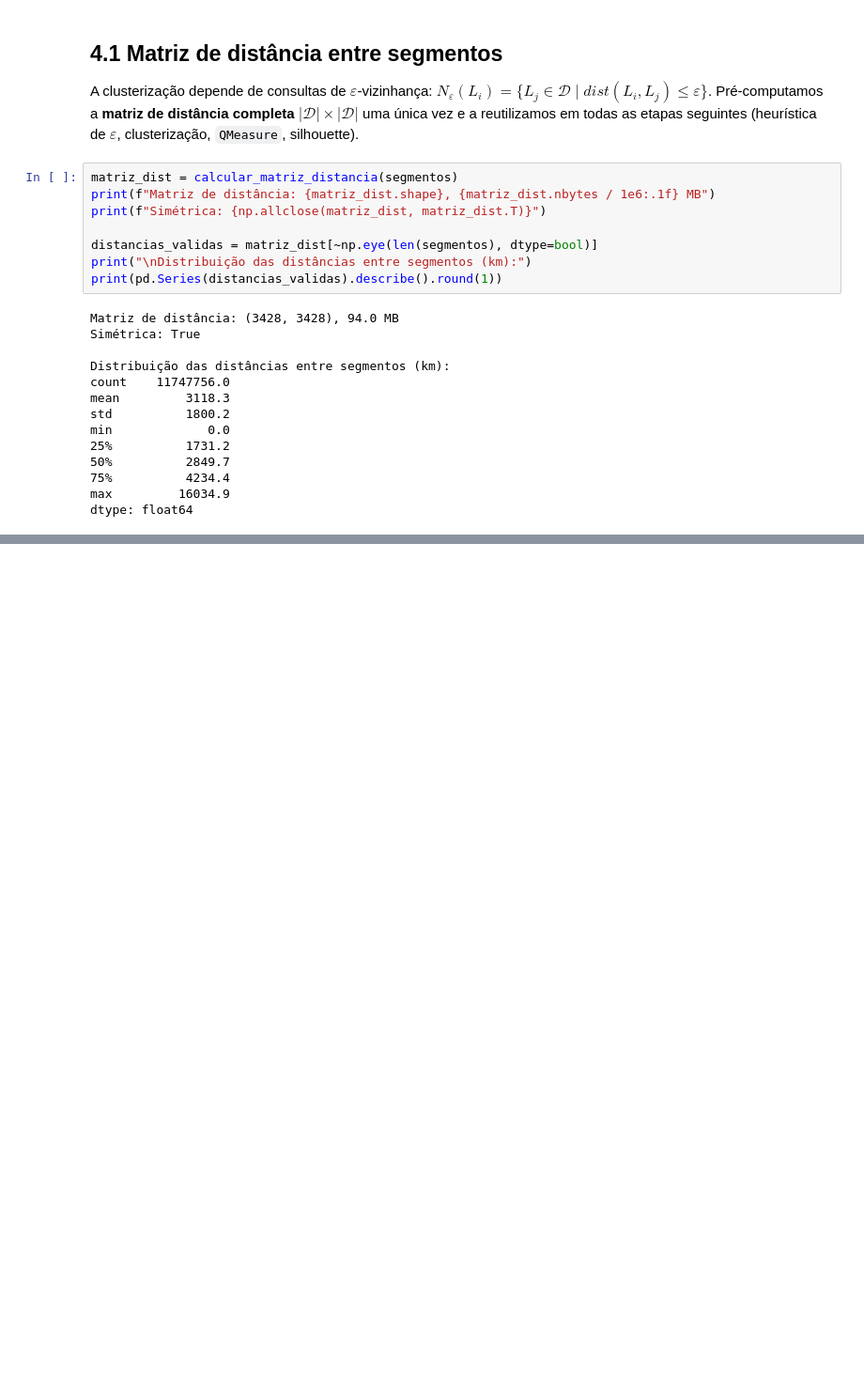
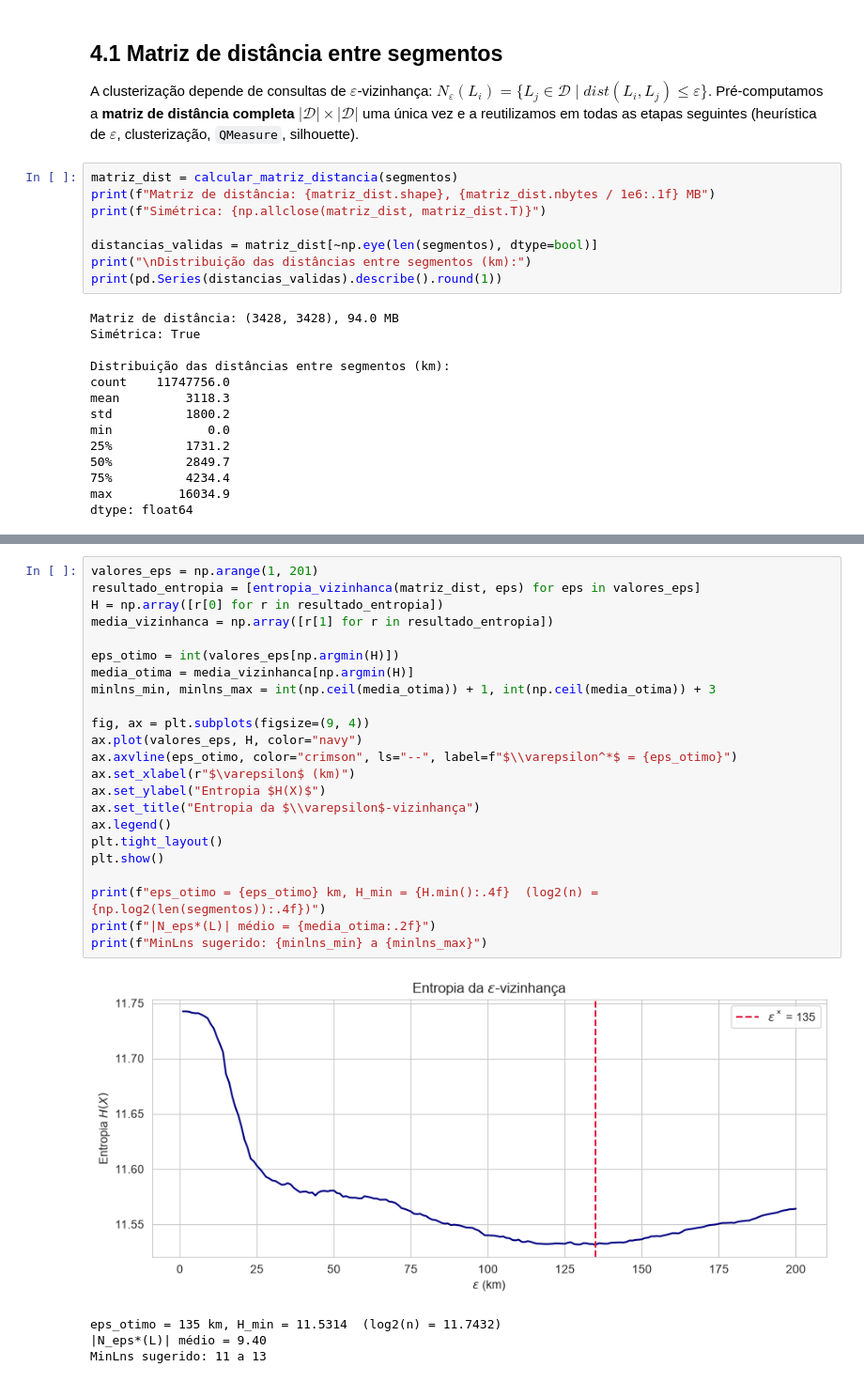
Before and after one commit to HerikDR/Algoritmo-TRACLUS, a Jupyter notebook: traclus_hurdat.ipynb, the cells around one changed output, grey strips where cells are left out. Shown at 94% size. Saved outputs shown, nothing was run; the diff lists cells and outputs as text; blank space fills up the shorter version.

```diff
--- a/traclus_hurdat.ipynb
+++ b/traclus_hurdat.ipynb
@@ -451,0 +460,28 @@ dtype: float64
+# %%
+valores_eps = np.arange(1, 201)
+resultado_entropia = [entropia_vizinhanca(matriz_dist, eps) for eps in valores_eps]
+H = np.array([r[0] for r in resultado_entropia])
+media_vizinhanca = np.array([r[1] for r in resultado_entropia])
+
+eps_otimo = int(valores_eps[np.argmin(H)])
+media_otima = media_vizinhanca[np.argmin(H)]
+minlns_min, minlns_max = int(np.ceil(media_otima)) + 1, int(np.ceil(media_otima)) + 3
+
+fig, ax = plt.subplots(figsize=(9, 4))
+ax.plot(valores_eps, H, color="navy")
+ax.axvline(eps_otimo, color="crimson", ls="--", label=f"$\\varepsilon^*$ = {eps_otimo}")
+ax.set_xlabel(r"$\varepsilon$ (km)")
+ax.set_ylabel("Entropia $H(X)$")
+ax.set_title("Entropia da $\\varepsilon$-vizinhança")
+ax.legend()
+plt.tight_layout()
+plt.show()
+
+print(f"eps_otimo = {eps_otimo} km, H_min = {H.min():.4f}  (log2(n) = {np.log2(len(segmentos)):.4f})")
+print(f"|N_eps*(L)| médio = {media_otima:.2f}")
+print(f"MinLns sugerido: {minlns_min} a {minlns_max}")
+# %% [output]
+[figure, added]
+eps_otimo = 135 km, H_min = 11.5314  (log2(n) = 11.7432)
+|N_eps*(L)| médio = 9.40
+MinLns sugerido: 11 a 13
```
Also changed, not shown: parts of 8 cells of this notebook, 1 other file.
